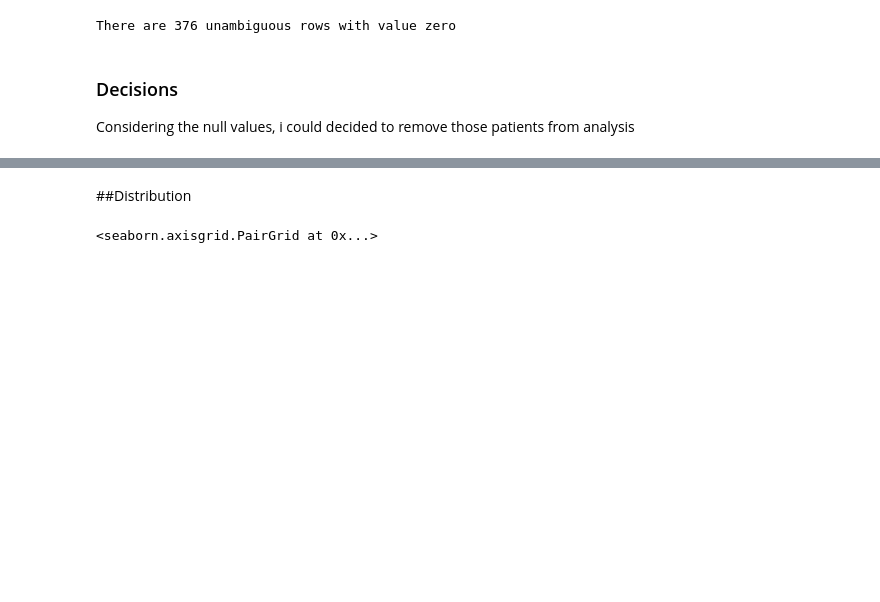
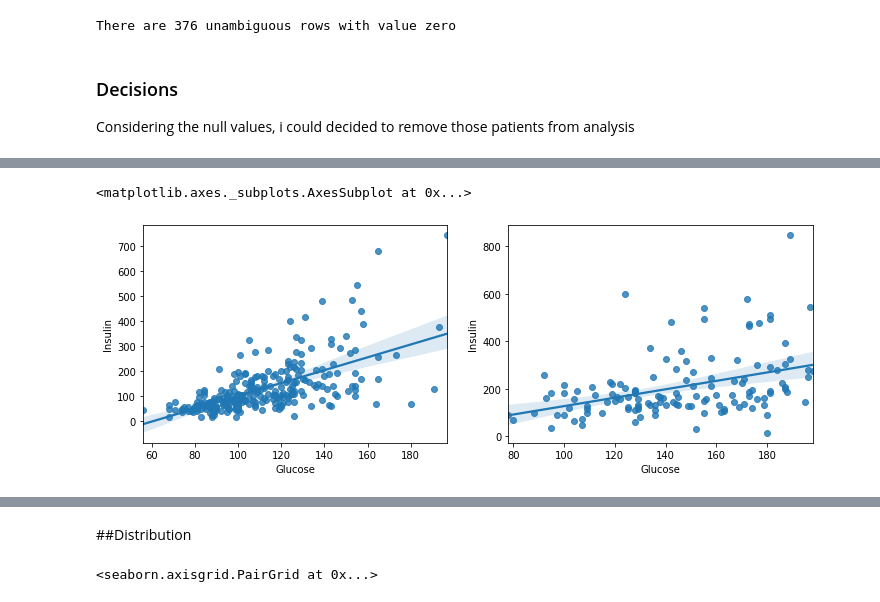
Before and after one commit to souzajvp/IA_tutorials, a Jupyter notebook: diabetes_class/Classification_Diabetes.ipynb, the cells around one changed output, grey strips where cells are left out. Drawn from its saved outputs; the diff is of its cells as text; code cells hidden in the pictures; blank space fills up the shorter version.

```diff
--- a/diabetes_class/Classification_Diabetes.ipynb
+++ b/diabetes_class/Classification_Diabetes.ipynb
@@ -111,0 +155,10 @@ diabetes_copy = diabetes.drop(indexes, axis=0).copy()
+# %%
+fig, ax = plt.subplots(1,2, figsize=(12,4))
+nao_diabetes = diabetes_copy.query('Outcome == 0')
+tem_diabetes = diabetes_copy.query('Outcome == 1')
+
+sns.regplot(x='Glucose', y='Insulin', data=nao_diabetes, ax=ax[0])
+sns.regplot(x='Glucose', y='Insulin', data=tem_diabetes, ax=ax[1])
+# %% [output]
+<matplotlib.axes._subplots.AxesSubplot at 0x...>
+[figure, added]
```
Also changed, not shown: parts of 26 cells of this notebook.
